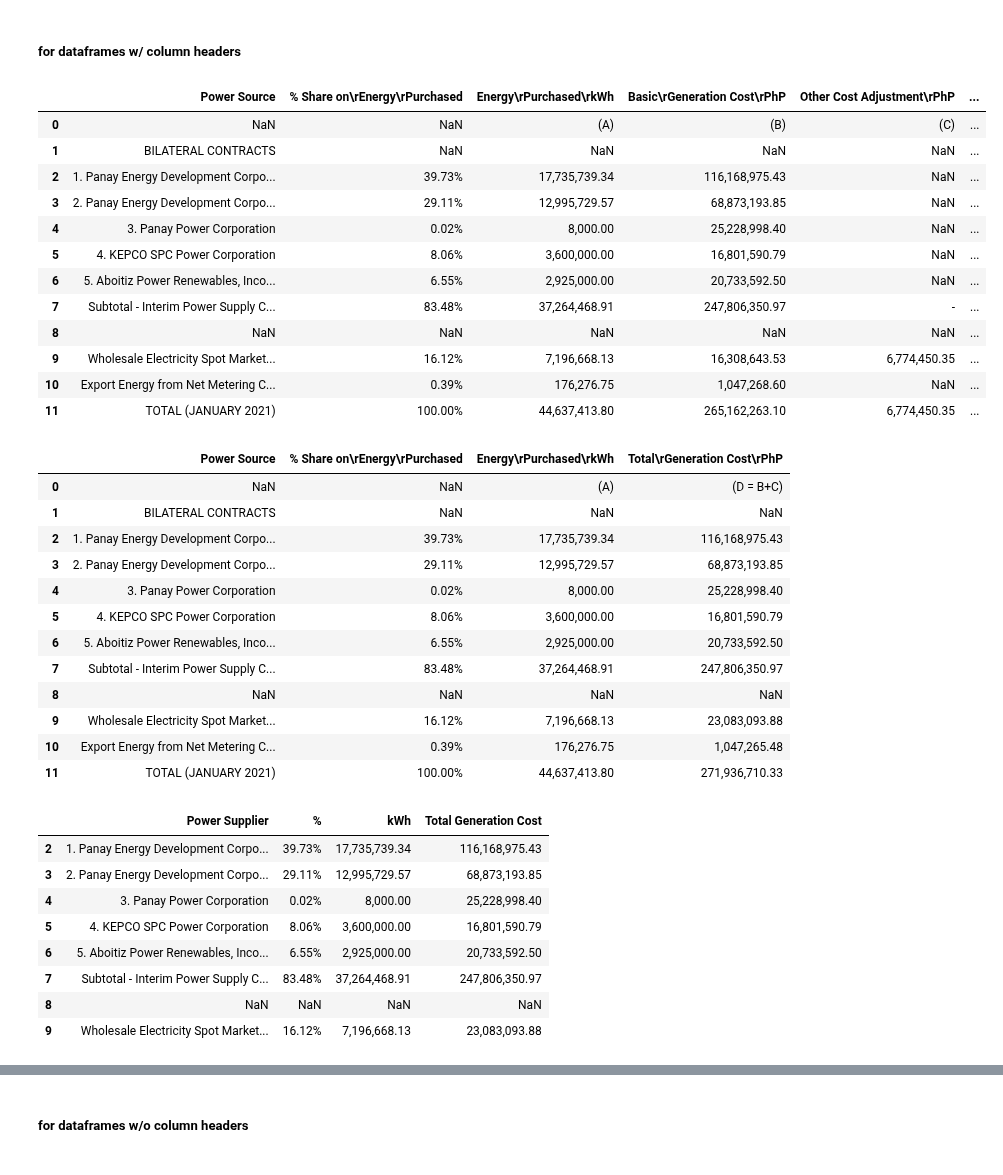
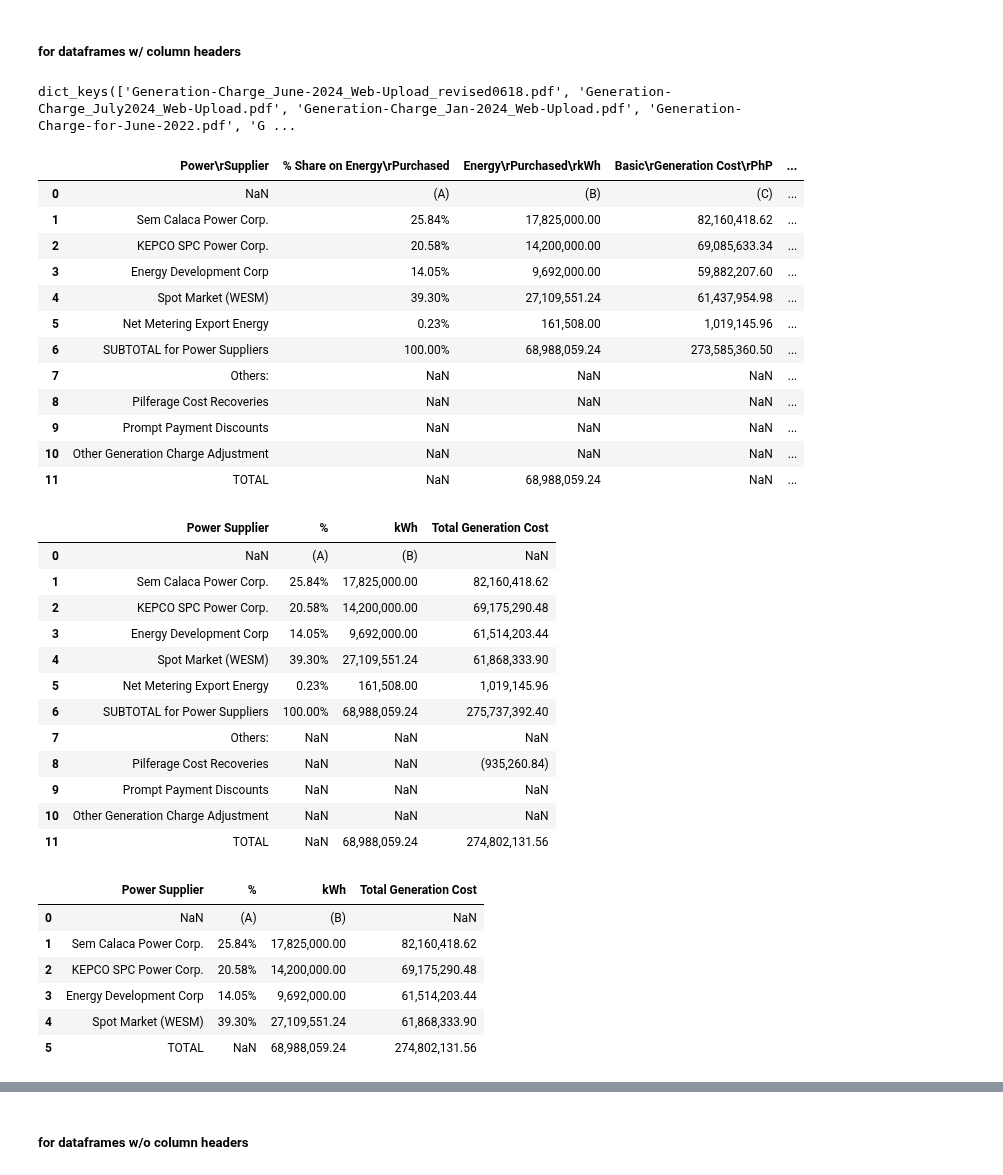
Before and after one commit to andreasenson/Scrape-DU-Generation-Charge, a Jupyter notebook: MEPC/scrape_MEPC.ipynb, the cells around one changed output, grey strips where cells are left out. Drawn from its saved outputs; the diff is of its cells as text; code cells hidden in the pictures.

Commit message:
fixed troubleshooting script to include Generation Charge

```diff
--- a/MEPC/scrape_MEPC.ipynb
+++ b/MEPC/scrape_MEPC.ipynb
@@ -547,23 +425,27 @@ ValueError: Length mismatch: Expected axis has 2 elements, new values have 4 ele
 #### for troubleshooting loop
 # %% [markdown]
 ##### for dataframes w/ column headers
+# %%
+supplier_present_keys.keys()
+# %% [output]
+dict_keys(['Generation-Charge_June-2024_Web-Upload_revised0618.pdf', 'Generation-Charge_July2024_Web-Upload.pdf', 'Generation-Charge_Jan-2024_Web-Upload.pdf', 'Generation-Charge-for-June-2022.pdf', 'G ...
 # %%
-df = supplier_present_keys["GenCharge_202101.pdf"]
+df = supplier_present_keys["Generation-Charge_June-2024_Web-Upload_revised0618.pdf"]
 df
 # %% [output]
-|  | Power Source | % Share on\rEnergy\rPurchased | Energy\rPurchased\rkWh | Basic\rGeneration Cost\rPhP | Other Cost Adjustment\rPhP | ... |
-| 0 | NaN | NaN | (A) | (B) | (C) | ... |
-| 1 | BILATERAL CONTRACTS | NaN | NaN | NaN | NaN | ... |
-| 2 | 1. Panay Energy Development Corpo... | 39.73% | 17,735,739.34 | 116,168,975.43 | NaN | ... |
-| 3 | 2. Panay Energy Development Corpo... | 29.11% | 12,995,729.57 | 68,873,193.85 | NaN | ... |
-| 4 | 3. Panay Power Corporation | 0.02% | 8,000.00 | 25,228,998.40 | NaN | ... |
-| 5 | 4. KEPCO SPC Power Corporation | 8.06% | 3,600,000.00 | 16,801,590.79 | NaN | ... |
-| 6 | 5. Aboitiz Power Renewables, Inco... | 6.55% | 2,925,000.00 | 20,733,592.50 | NaN | ... |
-| 7 | Subtotal - Interim Power Supply C... | 83.48% | 37,264,468.91 | 247,806,350.97 | - | ... |
-| 8 | NaN | NaN | NaN | NaN | NaN | ... |
-| 9 | Wholesale Electricity Spot Market... | 16.12% | 7,196,668.13 | 16,308,643.53 | 6,774,450.35 | ... |
-| 10 | Export Energy from Net Metering C... | 0.39% | 176,276.75 | 1,047,268.60 | NaN | ... |
-| 11 | TOTAL (JANUARY 2021) | 100.00% | 44,637,413.80 | 265,162,263.10 | 6,774,450.35 | ... |
+|  | Power\rSupplier | % Share on Energy\rPurchased | Energy\rPurchased\rkWh | Basic\rGeneration Cost\rPhP | ... |
+| 0 | NaN | (A) | (B) | (C) | ... |
+| 1 | Sem Calaca Power Corp. | 25.84% | 17,825,000.00 | 82,160,418.62 | ... |
+| 2 | KEPCO SPC Power Corp. | 20.58% | 14,200,000.00 | 69,085,633.34 | ... |
+| 3 | Energy Development Corp | 14.05% | 9,692,000.00 | 59,882,207.60 | ... |
+| 4 | Spot Market (WESM) | 39.30% | 27,109,551.24 | 61,437,954.98 | ... |
+| 5 | Net Metering Export Energy | 0.23% | 161,508.00 | 1,019,145.96 | ... |
+| 6 | SUBTOTAL for Power Suppliers | 100.00% | 68,988,059.24 | 273,585,360.50 | ... |
+| 7 | Others: | NaN | NaN | NaN | ... |
+| 8 | Pilferage Cost Recoveries | NaN | NaN | NaN | ... |
+| 9 | Prompt Payment Discounts | NaN | NaN | NaN | ... |
+| 10 | Other Generation Charge Adjustment | NaN | NaN | NaN | ... |
+| 11 | TOTAL | NaN | 68,988,059.24 | NaN | ... |
 # %%
 #Slicing columns
 
@@ -576,21 +458,22 @@ filtered_columns = [col for col in df.columns if any(keyword in col for keyword
 # Create the new DataFrame with the filtered columns
 sliced_columns = df[filtered_columns]
 
+sliced_columns.columns = ["Power Supplier", "%", "kWh", "Total Generation Cost"]
 sliced_columns
 # %% [output]
-|  | Power Source | % Share on\rEnergy\rPurchased | Energy\rPurchased\rkWh | Total\rGeneration Cost\rPhP |
-| 0 | NaN | NaN | (A) | (D = B+C) |
-| 1 | BILATERAL CONTRACTS | NaN | NaN | NaN |
-| 2 | 1. Panay Energy Development Corpo... | 39.73% | 17,735,739.34 | 116,168,975.43 |
-| 3 | 2. Panay Energy Development Corpo... | 29.11% | 12,995,729.57 | 68,873,193.85 |
-| 4 | 3. Panay Power Corporation | 0.02% | 8,000.00 | 25,228,998.40 |
-| 5 | 4. KEPCO SPC Power Corporation | 8.06% | 3,600,000.00 | 16,801,590.79 |
-| 6 | 5. Aboitiz Power Renewables, Inco... | 6.55% | 2,925,000.00 | 20,733,592.50 |
-| 7 | Subtotal - Interim Power Supply C... | 83.48% | 37,264,468.91 | 247,806,350.97 |
-| 8 | NaN | NaN | NaN | NaN |
-| 9 | Wholesale Electricity Spot Market... | 16.12% | 7,196,668.13 | 23,083,093.88 |
-| 10 | Export Energy from Net Metering C... | 0.39% | 176,276.75 | 1,047,265.48 |
-| 11 | TOTAL (JANUARY 2021) | 100.00% | 44,637,413.80 | 271,936,710.33 |
+|  | Power Supplier | % | kWh | Total Generation Cost |
+| 0 | NaN | (A) | (B) | NaN |
+| 1 | Sem Calaca Power Corp. | 25.84% | 17,825,000.00 | 82,160,418.62 |
+| 2 | KEPCO SPC Power Corp. | 20.58% | 14,200,000.00 | 69,175,290.48 |
+| 3 | Energy Development Corp | 14.05% | 9,692,000.00 | 61,514,203.44 |
+| 4 | Spot Market (WESM) | 39.30% | 27,109,551.24 | 61,868,333.90 |
+| 5 | Net Metering Export Energy | 0.23% | 161,508.00 | 1,019,145.96 |
+| 6 | SUBTOTAL for Power Suppliers | 100.00% | 68,988,059.24 | 275,737,392.40 |
+| 7 | Others: | NaN | NaN | NaN |
+| 8 | Pilferage Cost Recoveries | NaN | NaN | (935,260.84) |
+| 9 | Prompt Payment Discounts | NaN | NaN | NaN |
+| 10 | Other Generation Charge Adjustment | NaN | NaN | NaN |
+| 11 | TOTAL | NaN | 68,988,059.24 | 274,802,131.56 |
 # %%
 #Slicing rows
 
@@ -601,7 +484,7 @@ first_non_null_idx = sliced_columns[sliced_columns.iloc[:, 1].notna()].index[0]
 wesm_row_idx = sliced_columns[sliced_columns.iloc[:, 0].str.contains("WESM", na=False, case=False)].index
 
 # Step 3: Find the row index where the value in the first column is "TOTAL"
-total_row_idx = sliced_columns[sliced_columns.iloc[:, 0].str.contains("TOTAL", na=False, case=False)].index
+total_row_idx = sliced_columns[sliced_columns.iloc[:, 0].str.strip().eq("TOTAL")].index
 
 # Step 4: Slice the DataFrame to include the first non-null row, up to "WESM", and include "TOTAL"
 if not wesm_row_idx.empty and not total_row_idx.empty:
@@ -620,14 +503,12 @@ sliced_rows.columns = ["Power Supplier", "%", "kWh", "Total Generation Cost"]
 sliced_rows
 # %% [output]
 |  | Power Supplier | % | kWh | Total Generation Cost |
-| 2 | 1. Panay Energy Development Corpo... | 39.73% | 17,735,739.34 | 116,168,975.43 |
-| 3 | 2. Panay Energy Development Corpo... | 29.11% | 12,995,729.57 | 68,873,193.85 |
-| 4 | 3. Panay Power Corporation | 0.02% | 8,000.00 | 25,228,998.40 |
-| 5 | 4. KEPCO SPC Power Corporation | 8.06% | 3,600,000.00 | 16,801,590.79 |
-| 6 | 5. Aboitiz Power Renewables, Inco... | 6.55% | 2,925,000.00 | 20,733,592.50 |
-| 7 | Subtotal - Interim Power Supply C... | 83.48% | 37,264,468.91 | 247,806,350.97 |
-| 8 | NaN | NaN | NaN | NaN |
-| 9 | Wholesale Electricity Spot Market... | 16.12% | 7,196,668.13 | 23,083,093.88 |
+| 0 | NaN | (A) | (B) | NaN |
+| 1 | Sem Calaca Power Corp. | 25.84% | 17,825,000.00 | 82,160,418.62 |
+| 2 | KEPCO SPC Power Corp. | 20.58% | 14,200,000.00 | 69,175,290.48 |
+| 3 | Energy Development Corp | 14.05% | 9,692,000.00 | 61,514,203.44 |
+| 4 | Spot Market (WESM) | 39.30% | 27,109,551.24 | 61,868,333.90 |
+| 5 | TOTAL | NaN | 68,988,059.24 | 274,802,131.56 |
 # %%
 import re
 
```
Also changed, not shown: parts of 12 cells of this notebook, 1 other file.
